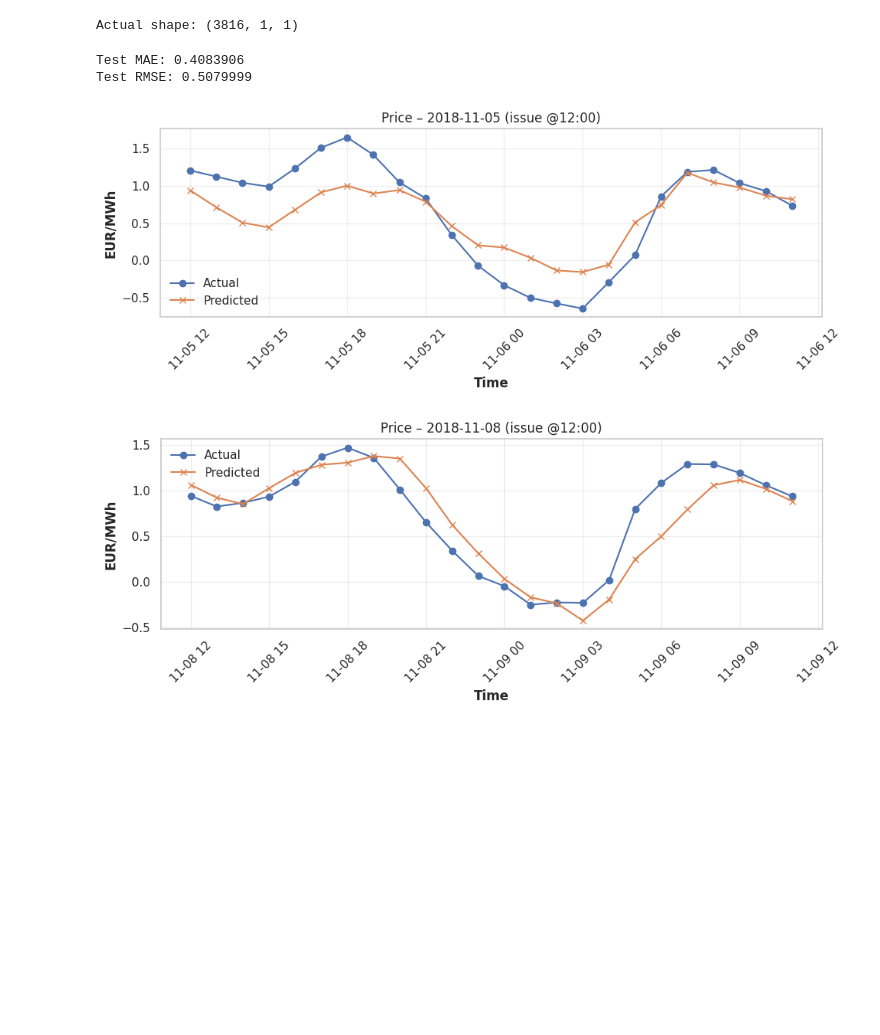
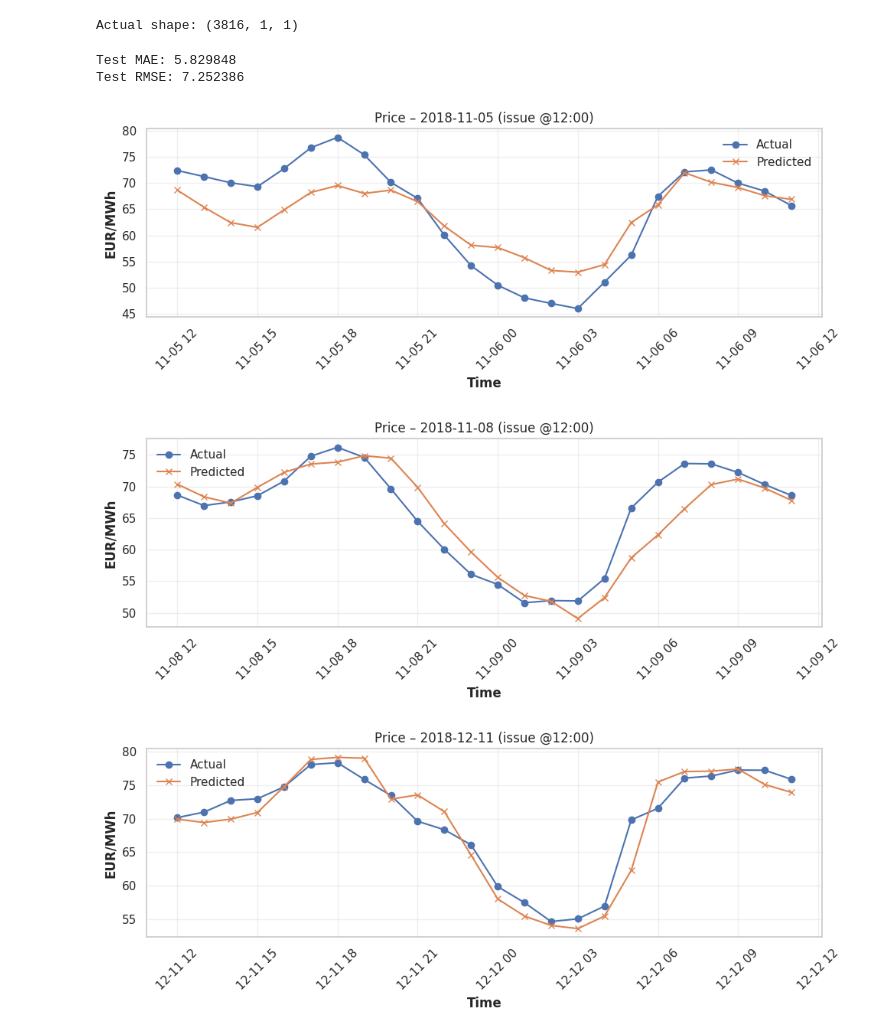
Before and after one commit to Jackson00Han/Energy_Market_Forecasting, a Jupyter notebook: hourly_energy_demand_forecasting.ipynb, the cells around one changed output. Saved outputs shown, nothing was run; the diff lists cells and outputs as text; code cells hidden in the pictures; blank space fills up the shorter version.

```diff
--- a/hourly_energy_demand_forecasting.ipynb
+++ b/hourly_energy_demand_forecasting.ipynb
@@ -1551,15 +1551,17 @@ pred_all.shape
+# %%
+pred_orig = sc_y.inverse_transform(pred_all)
 # %%
-test_start = y_te_s.start_time() + pd.Timedelta(hours=ISSUE_HOUR)
+test_start = y_te.start_time() + pd.Timedelta(hours=ISSUE_HOUR)
 print("Test set starts at:", test_start)
 # %% [output]
 Test set starts at: 2018-07-23 12:00:00
 # %%
-test_end = y_te_s.end_time() - pd.Timedelta(hours=12)
+test_end = y_te.end_time() - pd.Timedelta(hours=12)
 print("Test set ends at:", test_end)
 # %% [output]
 Test set ends at: 2018-12-29 11:00:00
 # %%
-actual_all = (y_val_s).append(y_te_s).slice(
+actual_all = (y_val).append(y_te).slice(
     test_start, test_end
 )
 
@@ -1573,41 +1575,42 @@ assert pred_all.components == actual_all.components
 # %%
 from darts.metrics import mae, rmse
-mae(actual_all, pred_all)
-rmse(actual_all, pred_all)
+mae(actual_all, pred_orig)
+rmse(actual_all, pred_orig)
 
-print("Test MAE:", mae(actual_all, pred_all))
-print("Test RMSE:", rmse(actual_all, pred_all))
+print("Test MAE:", mae(actual_all, pred_orig))
+print("Test RMSE:", rmse(actual_all, pred_orig))
 # %% [output]
-Test MAE: 0.4083906
-Test RMSE: 0.5079999
+Test MAE: 5.829848
+Test RMSE: 7.252386
 # %%
 # randomly sample 5 days from the test set for visualization
 np.random.seed(42)
 test_days = actual_all.time_index.normalize().unique()
-sampled_days = np.random.choice(test_days, size=2, replace=False)
+sampled_days = np.random.choice(test_days, size=3, replace=False)
 sampled_days = np.sort(sampled_days)
 for day in sampled_days:
     start = day + pd.Timedelta(hours=ISSUE_HOUR)
     end = start + pd.Timedelta(hours=(H-1))
 
     a_ts = actual_all.slice(start, end)
-    p_ts = pred_all.slice(start, end)
+    p_ts = pred_orig.slice(start, end)
     if a_ts.n_timesteps < H or p_ts.n_timesteps < H:
         continue
 
     t = a_ts.time_index
     a = a_ts.values().squeeze()   # ← 注意是 values()
     p = p_ts.values().squeeze()
 
     day_date = pd.Timestamp(day).date()
 
     fig, ax = plt.subplots(figsize=(10,4))
     ax.plot(t, a, label='Actual', marker='o')
     ax.plot(t, p, label='Predicted', marker='x')
     ax.set_title(f'Price – {day_date} (issue @{ISSUE_HOUR:02d}:00)')
     ax.set_xlabel('Time'); ax.set_ylabel('EUR/MWh')
     ax.legend(); ax.grid(True, alpha=0.3)
     plt.xticks(rotation=45); plt.tight_layout(); plt.show()
 # %% [output]
-[figure, old version]
+[figure, new version]
-[figure, old version]
+[figure, new version]
+[figure, added]
```
Also changed, not shown: parts of 8 cells of this notebook, 6 other files.
